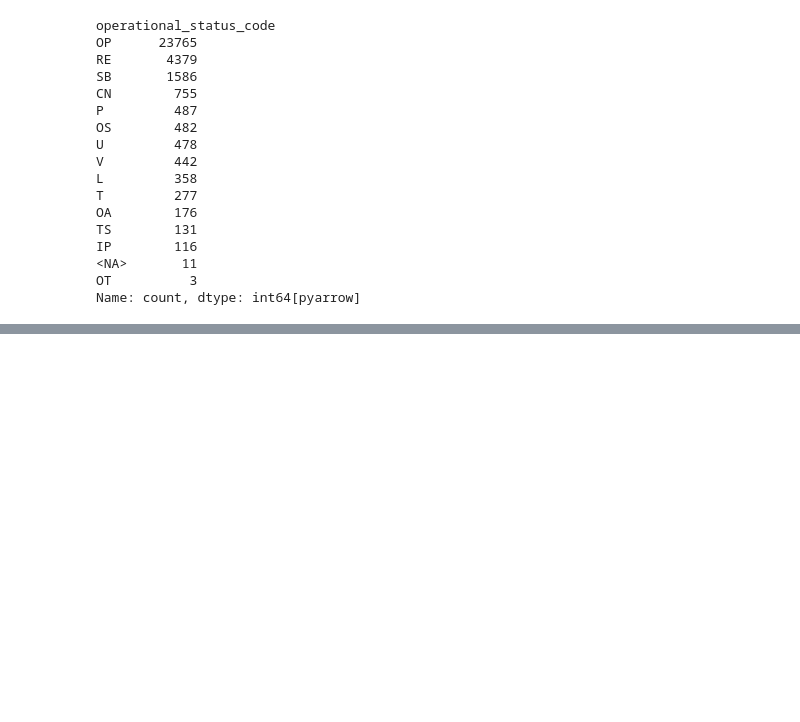
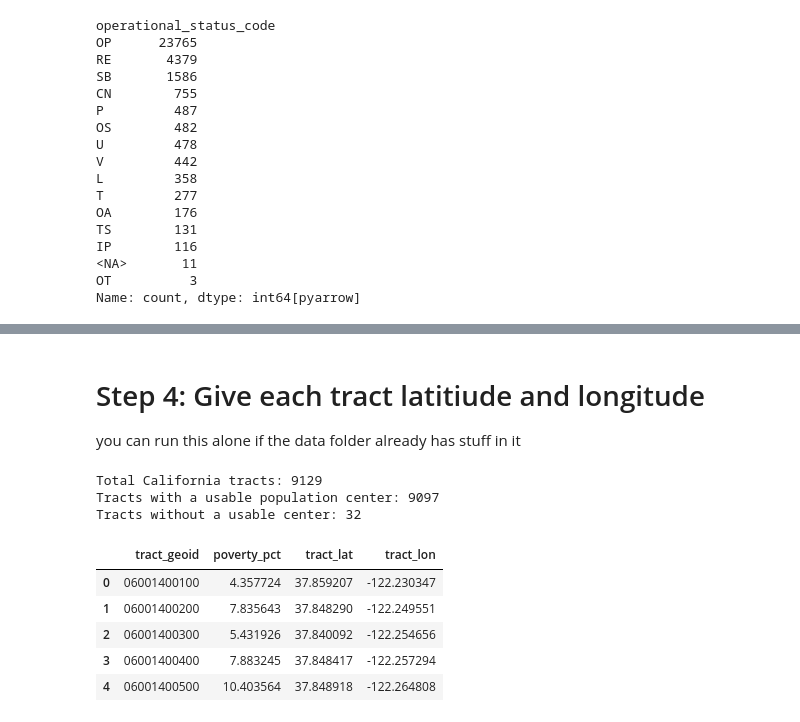
Before and after one commit to pstajvidi/self-generation-analysis, a Jupyter notebook: DataCleaning.ipynb, the cells around one changed output, grey strips where cells are left out. Cells and saved outputs as stored; diff of their text form; code cells hidden in the pictures; blank space fills up the shorter version.

```diff
--- a/DataCleaning.ipynb
+++ b/DataCleaning.ipynb
@@ -240,0 +369,58 @@ Name: count, dtype: int64[pyarrow]
+# %% [markdown]
+# Step 4: Give each tract latitiude and longitude
+you can run this alone if the data folder already has stuff in it
+# %%
+from pathlib import Path
+
+import numpy as np
+import pandas as pd
+
+out = Path("data/processed")
+tracts = pd.read_parquet(out / "tract_poverty_06_2023.parquet")
+
+centers_url = (
+    "https://www2.census.gov/geo/docs/reference/cenpop2020/"
+    "tract/CenPop2020_Mean_TR06.txt"
+)
+
+centers = pd.read_csv(
+    centers_url,
+    encoding="utf-8-sig",
+    dtype={"STATEFP": "string", "COUNTYFP": "string", "TRACTCE": "string"},
+)
+
+# Keeping the codes as strings preserves California's leading zero.
+centers["tract_geoid"] = centers["STATEFP"] + centers["COUNTYFP"] + centers["TRACTCE"]
+centers = centers.rename(
+    columns={"LATITUDE": "tract_lat", "LONGITUDE": "tract_lon"}
+)
+
+# A population-weighted center requires a positive population.
+centers = centers.loc[centers["POPULATION"].gt(0)]
+
+analysis = tracts.merge(
+    centers[["tract_geoid", "tract_lat", "tract_lon"]],
+    on="tract_geoid",
+    how="left",
+    validate="one_to_one",
+)
+
+has_center = (
+    analysis["tract_lat"].between(-90, 90)
+    & analysis["tract_lon"].between(-180, 180)
+).fillna(False)
+
+print("Total California tracts:", len(analysis))
+print("Tracts with a usable population center:", has_center.sum())
+print("Tracts without a usable center:", (~has_center).sum())
+display(analysis[["tract_geoid", "poverty_pct", "tract_lat", "tract_lon"]].head())
+# %% [output]
+Total California tracts: 9129
+Tracts with a usable population center: 9097
+Tracts without a usable center: 32
+|  | tract_geoid | poverty_pct | tract_lat | tract_lon |
+| 0 | 06001400100 | 4.357724 | 37.859207 | -122.230347 |
+| 1 | 06001400200 | 7.835643 | 37.848290 | -122.249551 |
+| 2 | 06001400300 | 5.431926 | 37.840092 | -122.254656 |
+| 3 | 06001400400 | 7.883245 | 37.848417 | -122.257294 |
+| 4 | 06001400500 | 10.403564 | 37.848918 | -122.264808 |
```
Also changed, not shown: parts of 12 cells of this notebook, 2 other files.
